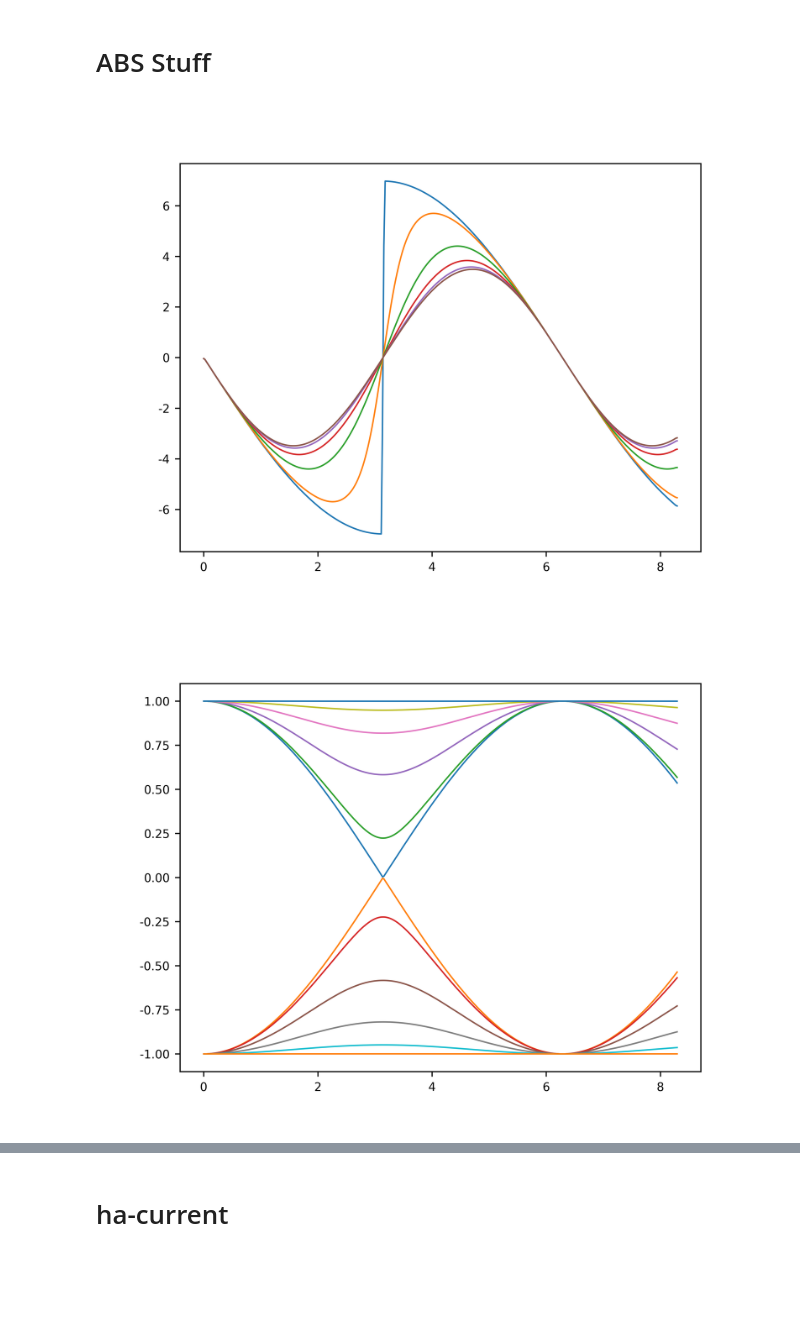
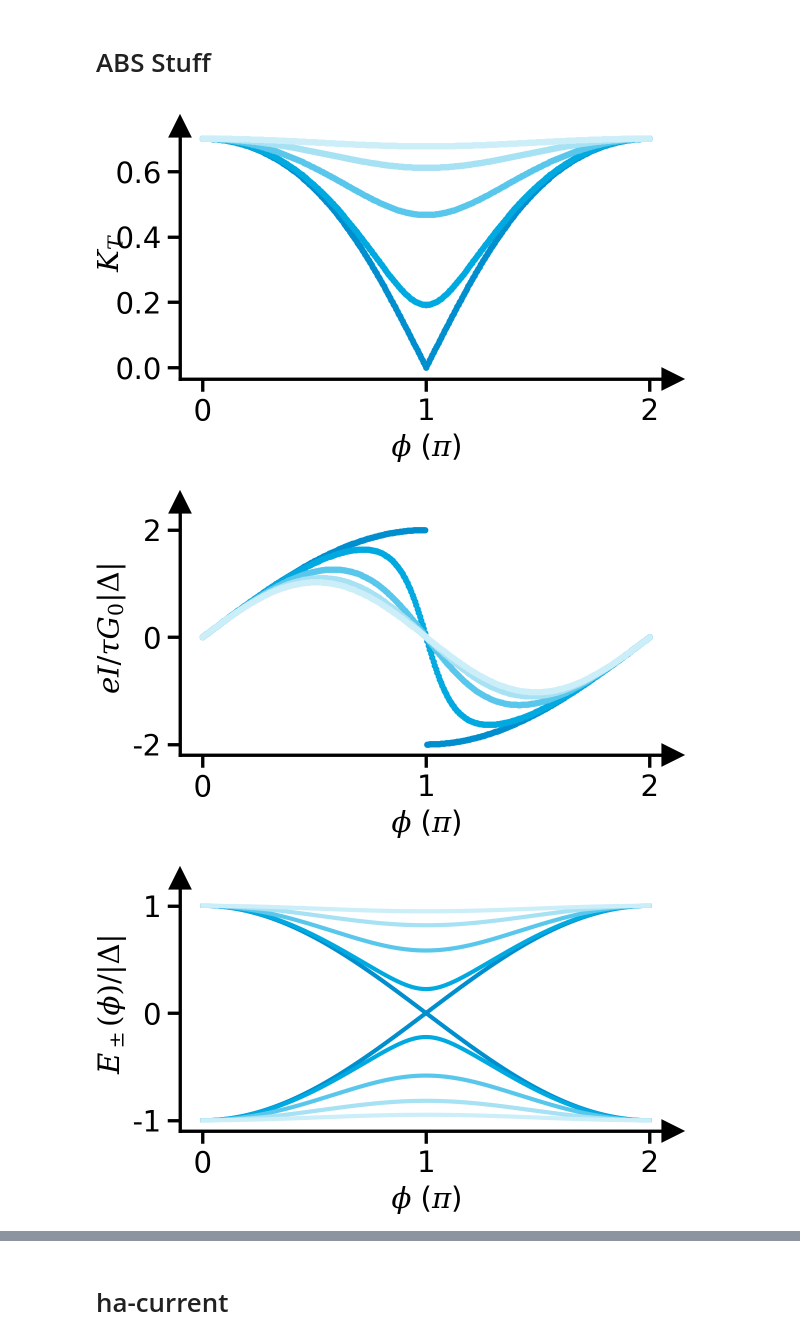
Before and after one commit to schmampf/dissertation, a Jupyter notebook: theory/meso/meso.ipynb, the cells around one changed output, grey strips where cells are left out. Drawn from its saved outputs; the diff is of its cells as text; code cells hidden in the pictures; blank space fills up the shorter version.

Commit message:
new abs figures!

```diff
--- a/theory/meso/meso.ipynb
+++ b/theory/meso/meso.ipynb
@@ -216,33 +216,75 @@ theory_layout(fig, ax, title, xlabel, ylabel)
 # %%
 Delta_meV = 0.180
 gamma_meV = 0.0
-T_K = 0.0
+T_K = 1.2
 
 
-tau = np.array([1.0, 0.95, 0.66, 0.33, 0.1, 0.001])
-E = np.linspace(-1, 1, 501)
-phi = np.linspace(0, 2.64 * np.pi, 361)
+tau = np.array([1.0, 0.95, 0.66, 0.33, 0.1])
+phi = np.linspace(0, 2 * np.pi, 361)
 
-E_abs = np.empty((tau.shape[0], phi.shape[0]))
+pphi, ttau = np.meshgrid(phi, tau)
 
-V_mV = E * Delta_meV
-for i, tau_i in enumerate(tau):
-    E_abs[i, :] = np.sqrt(1 - tau_i * np.sin(phi / 2) ** 2)
+E_abs = np.sqrt(1 - ttau * np.sin(pphi / 2) ** 2)
 E_abs_mV = E_abs * Delta_meV
 
-I_nA = (
-    G_0_muS
-    * np.gradient(E_abs_mV, phi, axis=1)
-    * np.tanh(E_abs_mV / (2 * k_B_meV * T_K))
-)
+K_T = np.tanh(E_abs_mV / (2 * k_B_meV * T_K))
+
+I_nA = Delta_meV * ttau * np.sin(phi) / E_abs_mV * K_T
+
+# I_nA = (
+#     G_0_muS
+#     * np.gradient(E_abs_mV, phi, axis=1)
+#     * np.tanh(E_abs_mV / (2 * k_B_meV * T_K))
+# )
 # %%
+fig, ax = get_figure(figsize=(2, 1.2), subfigure=True)
 for i, tau_i in enumerate(tau):
-    plt.plot(phi, I_nA[i, :] / tau_i)
+    plt.plot(phi / (np.pi), K_T[i, :], ".", color=seeblau[i])
+
+ax.set_xticks([0, 1, 2])
+# ax.set_ylim(-2.2, 2.5)
+
+# ax.set_yticks([0, 1, 2, np.pi/2])
+# ax.grid()
+
+ylabel = "$K_T$"
+xlabel = "$\\phi$ ($\\pi$)"
+title = None
+
+theory_layout(fig, ax, title, xlabel, ylabel)
 # %% [output]
-[figure, old version]
+[figure, new version]
+# %%
+fig, ax = get_figure(figsize=(2, 1.2), subfigure=True)
+for i, tau_i in enumerate(tau):
+    plt.plot(phi / (np.pi), I_nA[i, :] / tau_i, ".", color=seeblau[i])
+
+ax.set_xticks([0, 1, 2])
+ax.set_ylim(-2.2, 2.5)
+
+# ax.set_yticks([0, 1, 2, np.pi/2])
+# ax.grid()
+
+ylabel = "$eI / \\tau G_0 |\\Delta|$"
+xlabel = "$\\phi$ ($\\pi$)"
+title = "abs-Iphi"
+
+theory_layout(fig, ax, title, xlabel, ylabel)
+# %% [output]
+[figure, added]
 # %%
+fig, ax = get_figure(figsize=(2, 1.2), subfigure=True)
 for i, tau_i in enumerate(tau):
-    plt.plot(phi, E_abs[i, :])
-    plt.plot(phi, -E_abs[i, :])
+    ax.plot(phi / (np.pi), E_abs[i, :], color=seeblau[i])
+    ax.plot(phi / (np.pi), -E_abs[i, :], color=seeblau[i])
+
+ax.set_xticks([0, 1, 2])
+ax.set_ylim(-1.1, 1.25)
+
+ylabel = "$E_\\pm(\\phi)/|\\Delta|$"
+xlabel = "$\\phi$ ($\\pi$)"
+title = "abs-Ephi"
+
+theory_layout(fig, ax, title, xlabel, ylabel)
 # %% [output]
-[figure, old version]
+[figure, new version]
```
Also changed, not shown: parts of 1 cell of this notebook, 6 other files.
